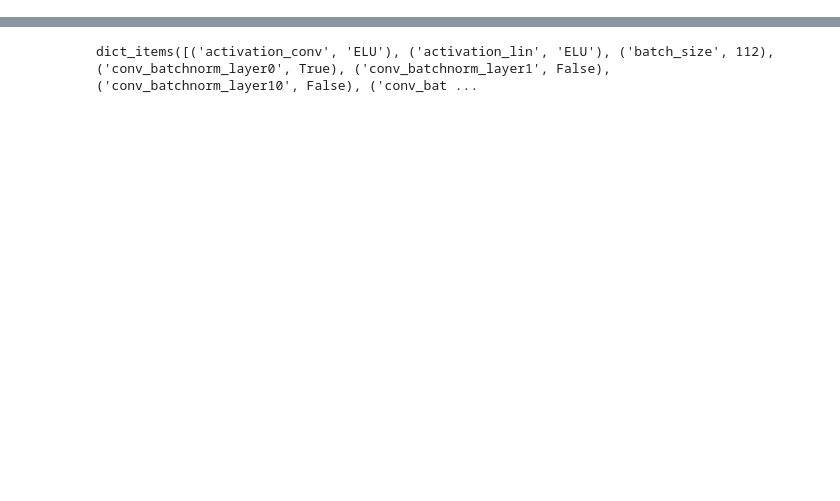
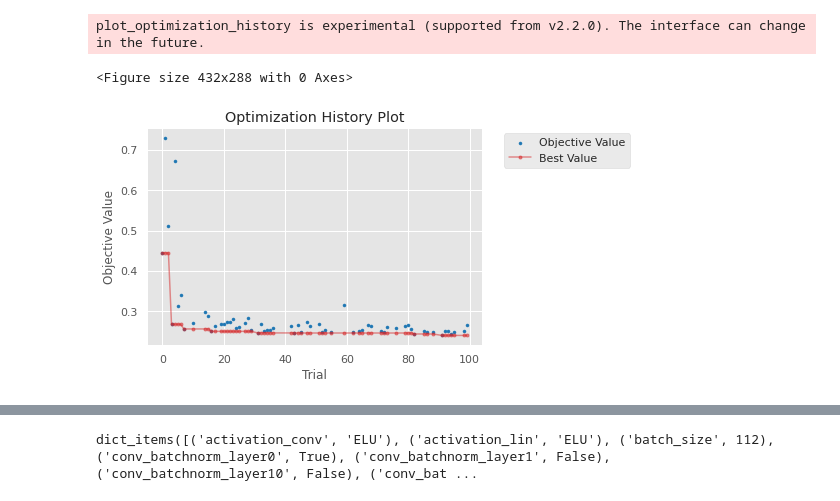
Before and after one commit to J-Gann/AML, a Jupyter notebook: optuna_visualize.ipynb, the cells around one changed output, grey strips where cells are left out. Cells and saved outputs as stored; diff of their text form; code cells hidden in the pictures; blank space fills up the shorter version.

```diff
--- a/optuna_visualize.ipynb
+++ b/optuna_visualize.ipynb
@@ -3,3 +1,16 @@ import optuna
+# %%
+import optuna
+import matplotlib
+import matplotlib.pyplot as plt
+import seaborn as sns
+sns.set_theme(style='whitegrid')
+from optuna.visualization.matplotlib import plot_contour
+from optuna.visualization.matplotlib import plot_edf
+from optuna.visualization.matplotlib import plot_intermediate_values
+from optuna.visualization.matplotlib import plot_optimization_history
+from optuna.visualization.matplotlib import plot_parallel_coordinate
+from optuna.visualization.matplotlib import plot_param_importances
+from optuna.visualization.matplotlib import plot_slice
 # %%
 study = optuna.create_study(study_name="optuna-study-convolution", direction="minimize", storage='sqlite:///optuna-study.db', load_if_exists=True)
 # %% [output]
@@ -9,6 +20,17 @@ fig = optuna.visualization.plot_optimization_history(study)
 fig.show()
 # %% [output]
 [interactive output not drawn]
+# %%
+matplotlib.rcParams['lines.markersize'] = 3.0
+fig = plt.figure()
+
+
+plot_optimization_history(study)
+fig.tight_layout()
+# %% [output]
+plot_optimization_history is experimental (supported from v2.2.0). The interface can change in the future.
+<Figure size 432x288 with 0 Axes>
+[figure, added]
 # %%
 fig = optuna.visualization.plot_param_importances(study)
 fig.show()
```
Also changed, not shown: parts of 5 cells of this notebook, 43 other files.
